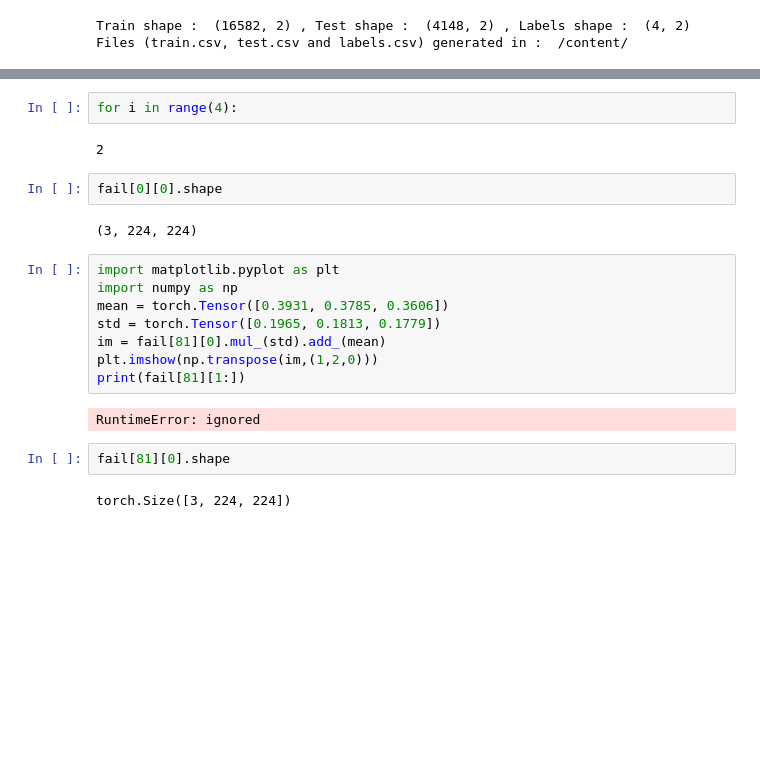
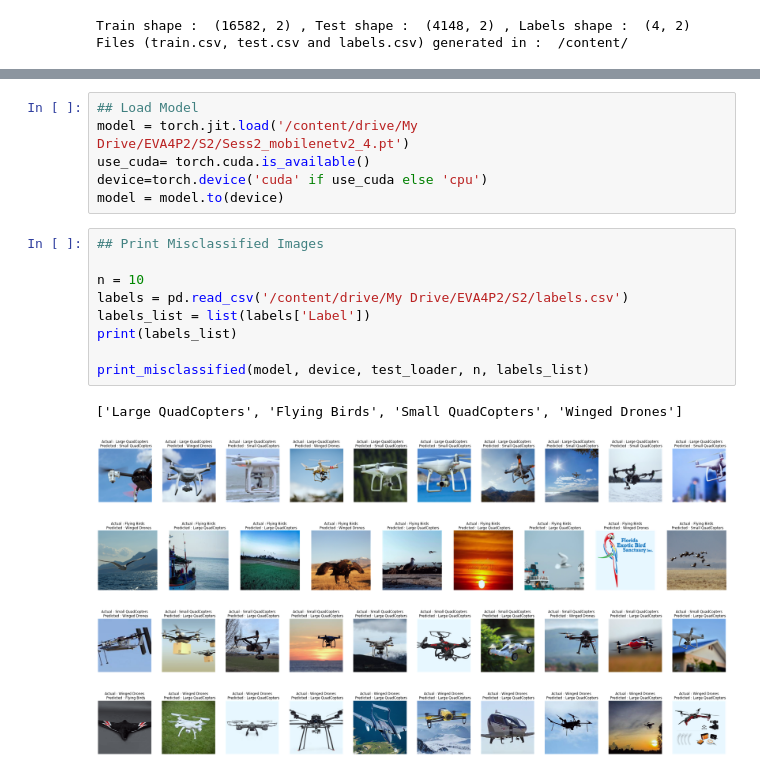
Before and after one commit to eip4-mars/EIP4P2, a Jupyter notebook: Session2/EVA4P2_Session2_Mobilenetv2_custom.ipynb, the cells around one changed output, grey strips where cells are left out. Saved outputs shown, nothing was run; the diff lists cells and outputs as text; blank space fills up the shorter version.

```diff
--- a/Session2/EVA4P2_Session2_Mobilenetv2_custom.ipynb
+++ b/Session2/EVA4P2_Session2_Mobilenetv2_custom.ipynb
@@ -216,22 +181,21 @@ Returned Miscalssified images # : 102
-# %%
-for i in range(4):
-# %% [output]
-2
-# %%
-fail[0][0].shape
-# %% [output]
-(3, 224, 224)
-# %%
-import matplotlib.pyplot as plt
-import numpy as np
-mean = torch.Tensor([0.3931, 0.3785, 0.3606])
-std = torch.Tensor([0.1965, 0.1813, 0.1779])
-im = fail[81][0].mul_(std).add_(mean)
-plt.imshow(np.transpose(im,(1,2,0)))
-print(fail[81][1:])
-# %% [output]
-RuntimeError: ignored
-# %%
-fail[81][0].shape
-# %% [output]
-torch.Size([3, 224, 224])
+# %%
+## Load Model
+model = torch.jit.load('/content/drive/My Drive/EVA4P2/S2/Sess2_mobilenetv2_4.pt')
+use_cuda= torch.cuda.is_available()
+device=torch.device('cuda' if use_cuda else 'cpu')
+model = model.to(device)
+# %%
+## Print Misclassified Images
+
+n = 10
+labels = pd.read_csv('/content/drive/My Drive/EVA4P2/S2/labels.csv')
+labels_list = list(labels['Label'])
+print(labels_list)
+
+print_misclassified(model, device, test_loader, n, labels_list)
+# %% [output]
+['Large QuadCopters', 'Flying Birds', 'Small QuadCopters', 'Winged Drones']
+[figure, added]
+[figure, added]
+[figure, added]
+[figure, added]
```
Also changed, not shown: parts of 10 cells of this notebook.
